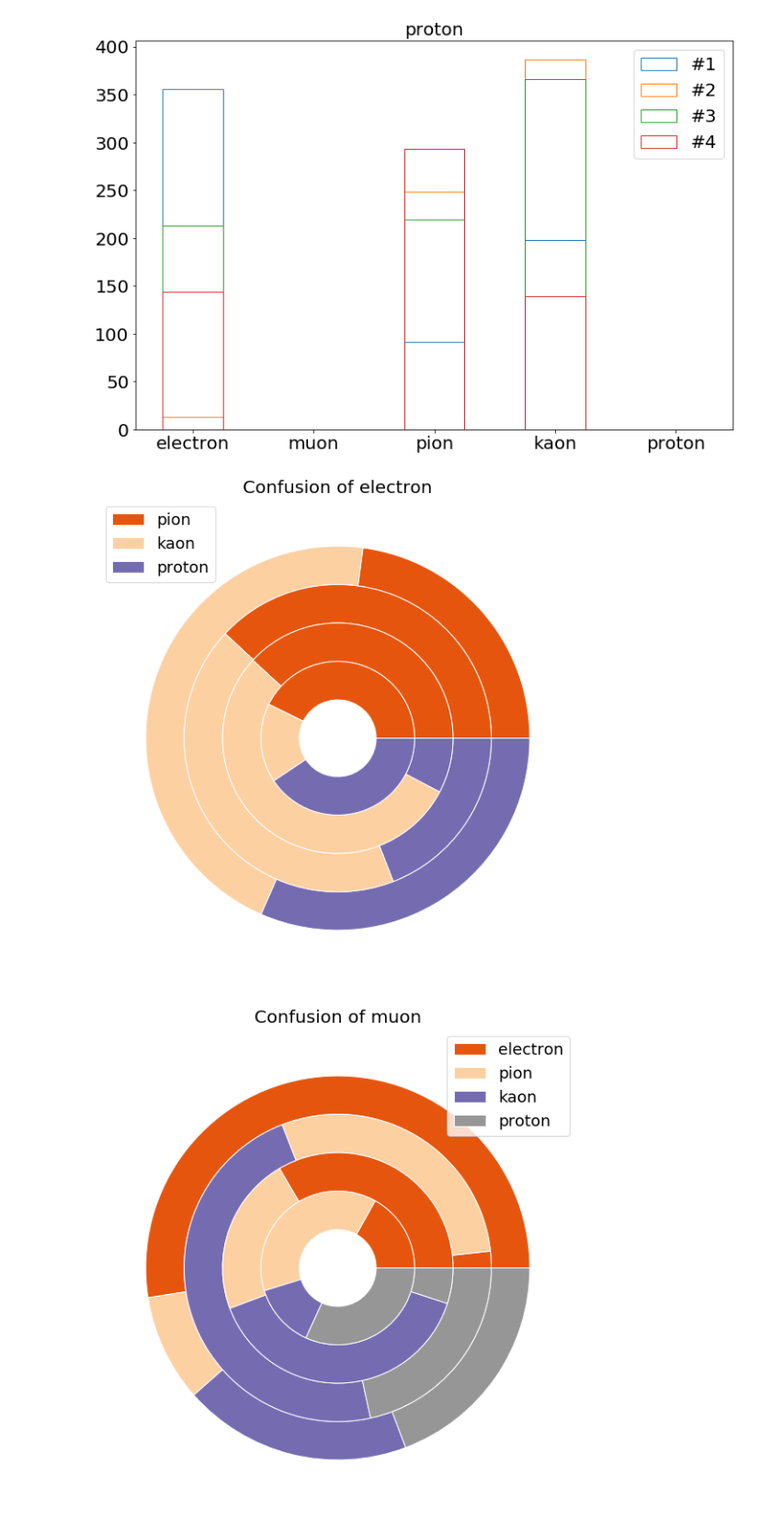
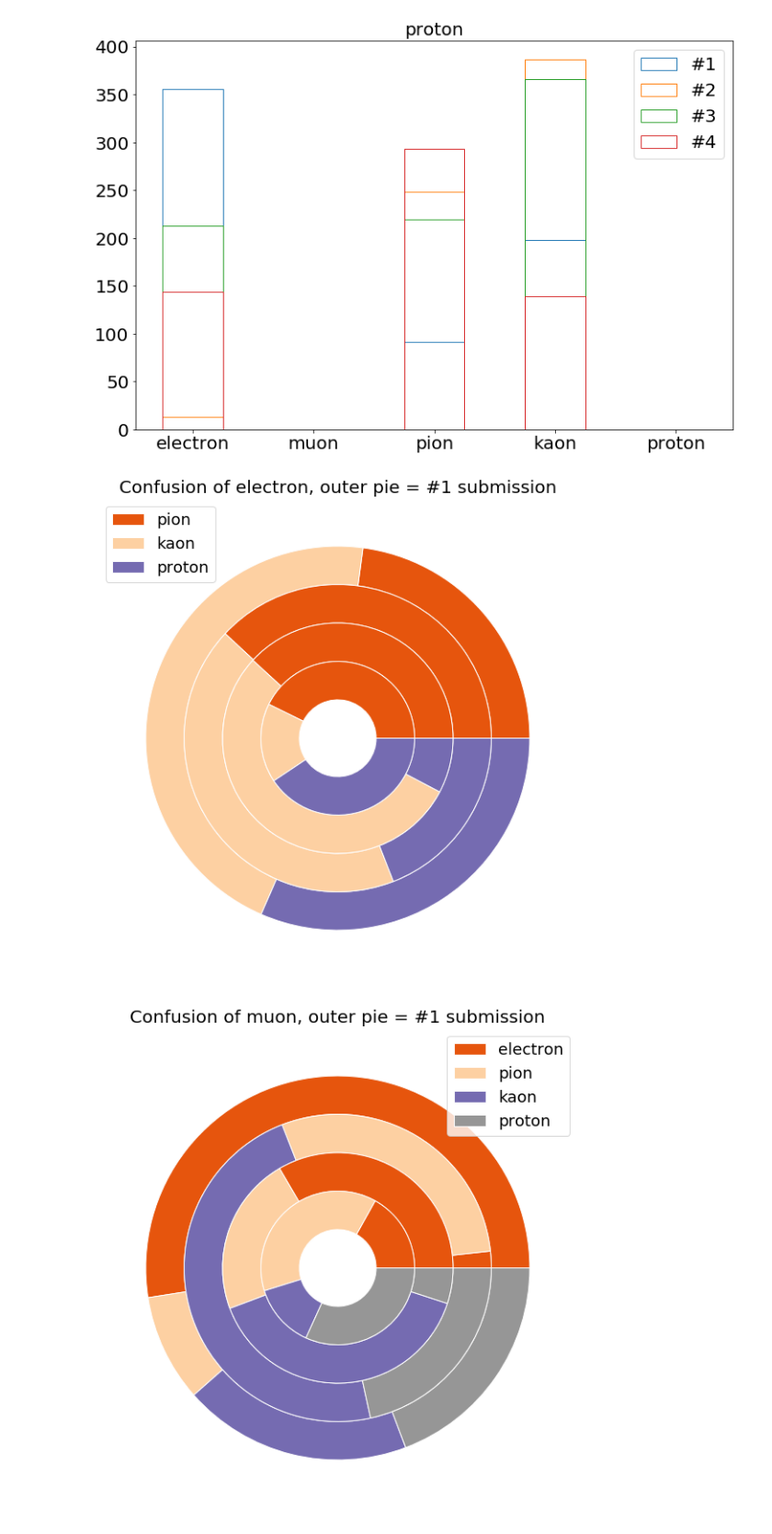
Before and after one commit to greysab/CirtaChallenge, a Jupyter notebook: cirta_score_analysis.ipynb, the cells around one changed output. Shown: that part at 92% size. Drawn from its saved outputs; the diff is of its cells as text; code cells hidden in the pictures.

```diff
--- a/cirta_score_analysis.ipynb
+++ b/cirta_score_analysis.ipynb
@@ -104,25 +104,25 @@ for j in range(5):
 # %%
 for j in range(5):
     fig, ax = plt.subplots(figsize=(15,10))
     size = 0.2
     cmap = plt.get_cmap("tab20c")
     outer_colors = cmap([4,7,12,17]*4)
 
     for s,sub in enumerate([trans_sub,trans_sub2,trans_sub3,trans_sub4]):
         missed_idx=np.where(np.array(sub)!=np.array(trans_target))[0]
         target_missed=np.array(trans_target)[missed_idx]
         sub_missed=np.array(sub)[missed_idx]
         confusion=pd.DataFrame(np.column_stack((target_missed,sub_missed)),columns=["actual","pred"])
 
         sorted_count=np.array(sorted(Counter(confusion[confusion.actual==j].pred.values).items(), key=lambda i: i[0]))
         val=sorted_count[:,1]
         patches, texts=ax.pie(val, radius=1-size*s, colors=outer_colors,
            wedgeprops=dict(width=size, edgecolor='w'))
 
     labels=np.array(types)[sorted_count[:,0]]
     plt.legend(patches, labels, loc="best",fontsize=18)
-    plt.title("Confusion of "+str(types[j])+", outer pie ",fontsize=20)
+    plt.title("Confusion of "+str(types[j])+", outer pie = #1 submission",fontsize=20)
     plt.show()
 # %% [output]
-[figure, old version]
+[figure, new version]
-[figure, old version]
+[figure, new version]
```
Also changed, not shown: parts of 1 cell of this notebook.
